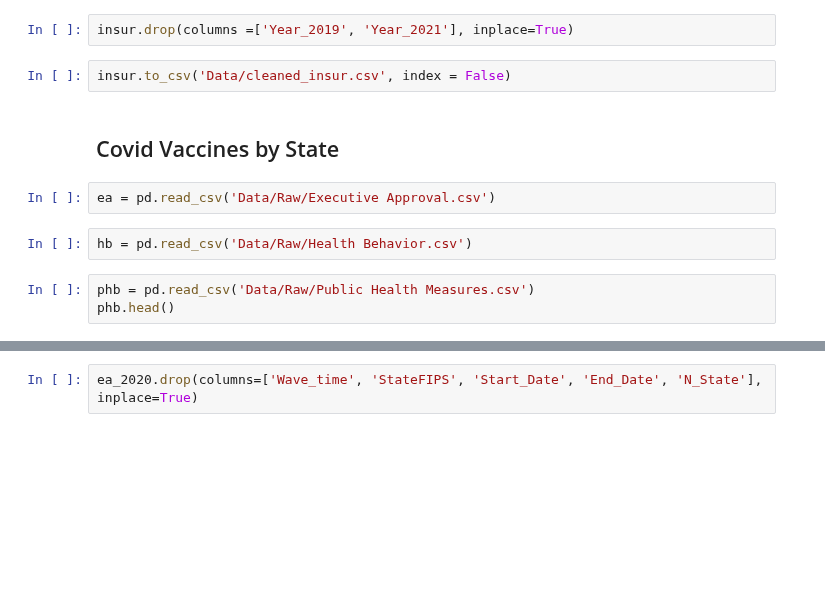
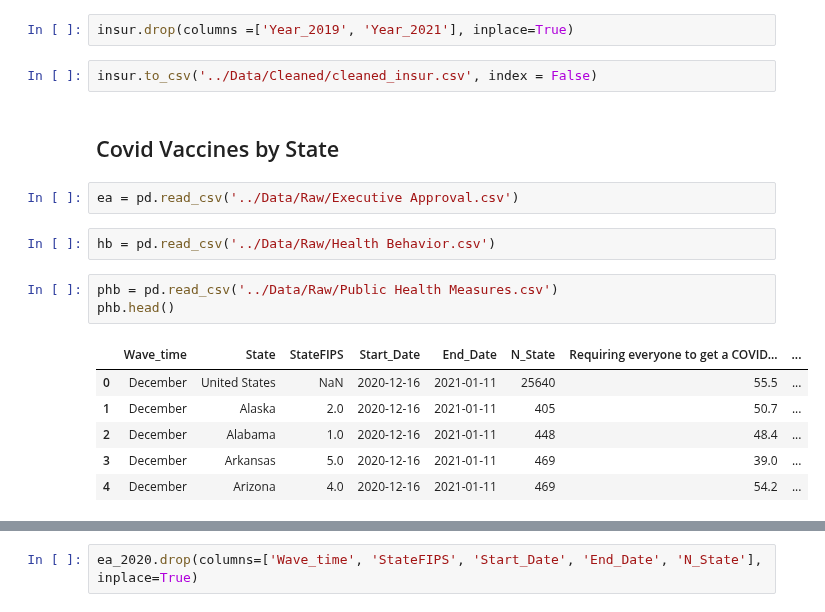
Before and after one commit to rafirahman27/Preparing_for_the_next_Pandemic, a Jupyter notebook: Code/02-Data_Cleaning_and_EDA.ipynb, the cells around one changed output, grey strips where cells are left out. Saved outputs shown, nothing was run; the diff lists cells and outputs as text; blank space fills up the shorter version.

```diff
--- a/Code/02-Data_Cleaning_and_EDA.ipynb
+++ b/Code/02-Data_Cleaning_and_EDA.ipynb
@@ -97,16 +181,23 @@ insur.head()
 # %%
 insur.drop(columns =['Year_2019', 'Year_2021'], inplace=True)
 # %%
-insur.to_csv('Data/cleaned_insur.csv', index = False)
+insur.to_csv('../Data/Cleaned/cleaned_insur.csv', index = False)
 # %% [markdown]
 ## Covid Vaccines by State
 # %%
-ea = pd.read_csv('Data/Raw/Executive Approval.csv')
+ea = pd.read_csv('../Data/Raw/Executive Approval.csv')
 # %%
-hb = pd.read_csv('Data/Raw/Health Behavior.csv')
+hb = pd.read_csv('../Data/Raw/Health Behavior.csv')
 # %%
-phb = pd.read_csv('Data/Raw/Public Health Measures.csv')
+phb = pd.read_csv('../Data/Raw/Public Health Measures.csv')
 phb.head()
+# %% [output]
+|  | Wave_time | State | StateFIPS | Start_Date | End_Date | N_State | Requiring everyone to get a COVID... | ... |
+| 0 | December | United States | NaN | 2020-12-16 | 2021-01-11 | 25640 | 55.5 | ... |
+| 1 | December | Alaska | 2.0 | 2020-12-16 | 2021-01-11 | 405 | 50.7 | ... |
+| 2 | December | Alabama | 1.0 | 2020-12-16 | 2021-01-11 | 448 | 48.4 | ... |
+| 3 | December | Arkansas | 5.0 | 2020-12-16 | 2021-01-11 | 469 | 39.0 | ... |
+| 4 | December | Arizona | 4.0 | 2020-12-16 | 2021-01-11 | 469 | 54.2 | ... |
 # %%
 ea_2020 = ea[ea['Start_Date'] == '2020-04-16'].copy()
 ea_2020.head()
```
Also changed, not shown: parts of 48 cells of this notebook, 7 other files.
